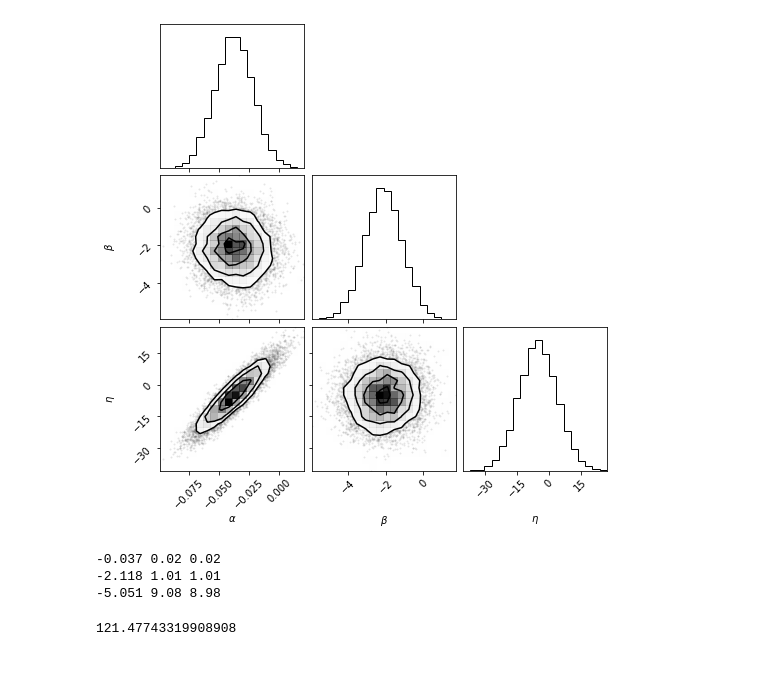
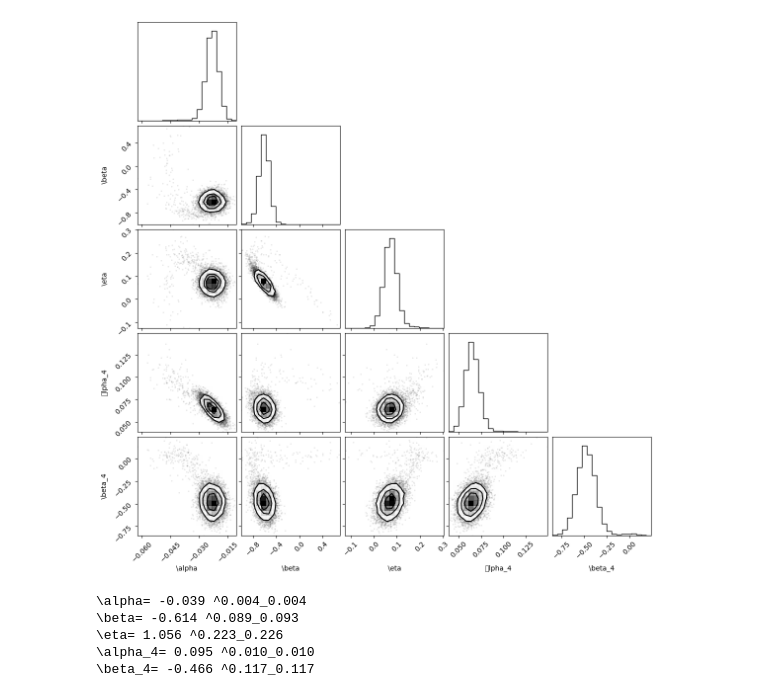
Before and after one commit to mgatti29/BFD_pipeline, a Jupyter notebook: BFD_tests/rho_stats.ipynb, the cells around one changed output. Saved outputs shown, nothing was run; the diff lists cells and outputs as text; code cells hidden in the pictures; blank space fills up the shorter version.

```diff
--- a/BFD_tests/rho_stats.ipynb
+++ b/BFD_tests/rho_stats.ipynb
@@ -396,0 +112,29 @@ sampler.run_mcmc(pos, 5000, progress=True);
+# %%
+import emcee
+
+import numpy as np
+
+def log_probability(x):
+    return -model(x)
+
+pos = np.array([0,1,0,0,0])+1e-4 * np.random.randn(32, 5)
+nwalkers = 32
+ndim = 5
+
+sampler = emcee.EnsembleSampler(nwalkers, ndim, log_probability)
+sampler.run_mcmc(pos, 5000, progress=True);
+flat_samples = sampler.get_chain(discard=100, thin=15, flat=True)
+
+labels=[r'\alpha',r'\beta',r'\eta',r'\alpha_4',r'\beta_4']
+for i in range(ndim):
+    mcmc = np.percentile(flat_samples[:, i], [16, 50, 84])
+    q = np.diff(mcmc)
+    txt = "\mathrm{{{3}}} = {0:.4f}_{{-{1:.4f}}}^{{{2:.4f}}}"
+    #txt = txt.format(mcmc[1], q[0], q[1])#, labels[i])
+    print (labels[i]+'= {0:2.3f} ^{1:2.3f}_{2:2.3f}'.format(mcmc[1], q[0], q[1]))
+   # display(Math(txt))
+
+results = []
+for i in range(ndim):
+    mcmc = np.percentile(flat_samples[:, i], [16, 50, 84])
+    results.append(float('{0:2.4f} '.format(mcmc[1])))
@@ -397,23 +286,22 @@ sampler.run_mcmc(pos, 5000, progress=True);
 # %%
+flat_samples = sampler.get_chain(discard=100, thin=15, flat=True)
 import corner
-flat_samples = sampler.get_chain(discard=100, thin=15, flat=True)
 fig = corner.corner(
-    flat_samples, labels=[r'$\alpha$',r'$\beta$',r'$\eta$'])
+    flat_samples, labels=[r'\alpha',r'\beta',r'\eta','\alpha_4',r'\beta_4'])
 # %% [output]
-[figure, old version]
+[figure, new version]
 # %%
+labels=[r'\alpha',r'\beta',r'\eta',r'\alpha_4',r'\beta_4']
 for i in range(ndim):
     mcmc = np.percentile(flat_samples[:, i], [16, 50, 84])
     q = np.diff(mcmc)
-    txt = "\mathrm{{{3}}} = {0:.3f}_{{-{1:.3f}}}^{{{2:.3f}}}"
+    txt = "\mathrm{{{3}}} = {0:.4f}_{{-{1:.4f}}}^{{{2:.4f}}}"
     #txt = txt.format(mcmc[1], q[0], q[1])#, labels[i])
-    print ('{0:2.3f} {1:2.2f} {2:2.2f}'.format(mcmc[1], q[0], q[1]))
+    print (labels[i]+'= {0:2.3f} ^{1:2.3f}_{2:2.3f}'.format(mcmc[1], q[0], q[1]))
    # display(Math(txt))
 # %% [output]
--0.037 0.02 0.02
--2.118 1.01 1.01
--5.051 9.08 8.98
+\alpha= -0.039 ^0.004_0.004
+\beta= -0.614 ^0.089_0.093
+\eta= 1.056 ^0.223_0.226
+\alpha_4= 0.095 ^0.010_0.010
+\beta_4= -0.466 ^0.117_0.117
-# %%
-model([-0.037,-2.1,-5])
-# %% [output]
-121.47743319908908
```
Also changed, not shown: parts of 16 cells of this notebook.
